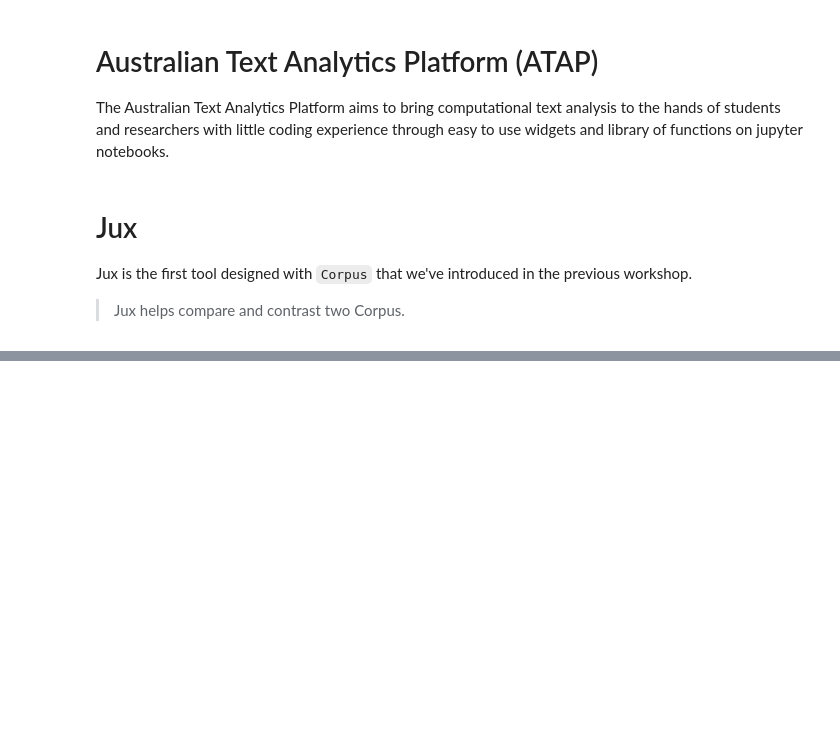
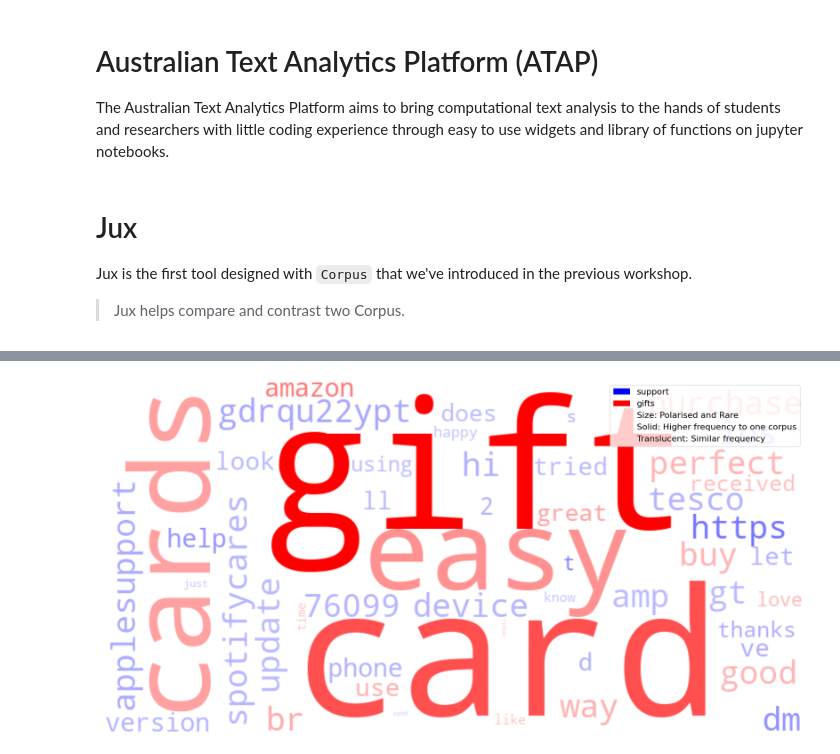
Before and after one commit to Sydney-Informatics-Hub/juxtorpus, a Jupyter notebook: notebooks/workshops/4-jux.ipynb, the cells around one changed output, grey strips where cells are left out. Saved outputs shown, nothing was run; the diff lists cells and outputs as text; code cells hidden in the pictures; blank space fills up the shorter version.

```diff
--- a/notebooks/workshops/4-jux.ipynb
+++ b/notebooks/workshops/4-jux.ipynb
@@ -36,0 +48,4 @@ jux.polarity.wordcloud(mode='tf')
+# %%
+jux.polarity.wordcloud(metric='tf')  # change this to 'tfidf' or 'log_likelihood'
+# %% [output]
+[figure, added]
```
Also changed, not shown: parts of 11 cells of this notebook.
